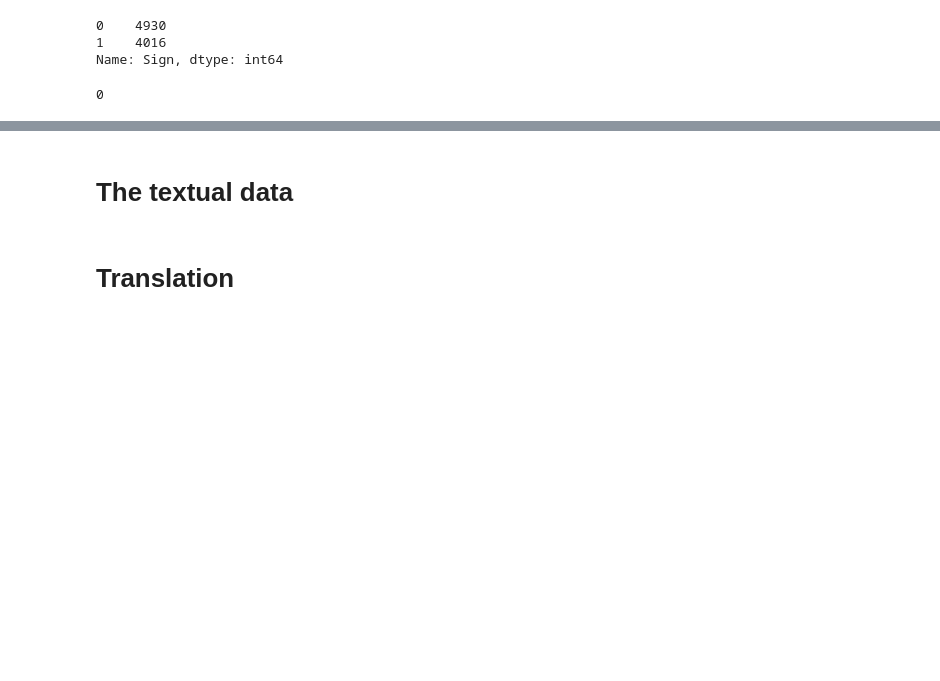
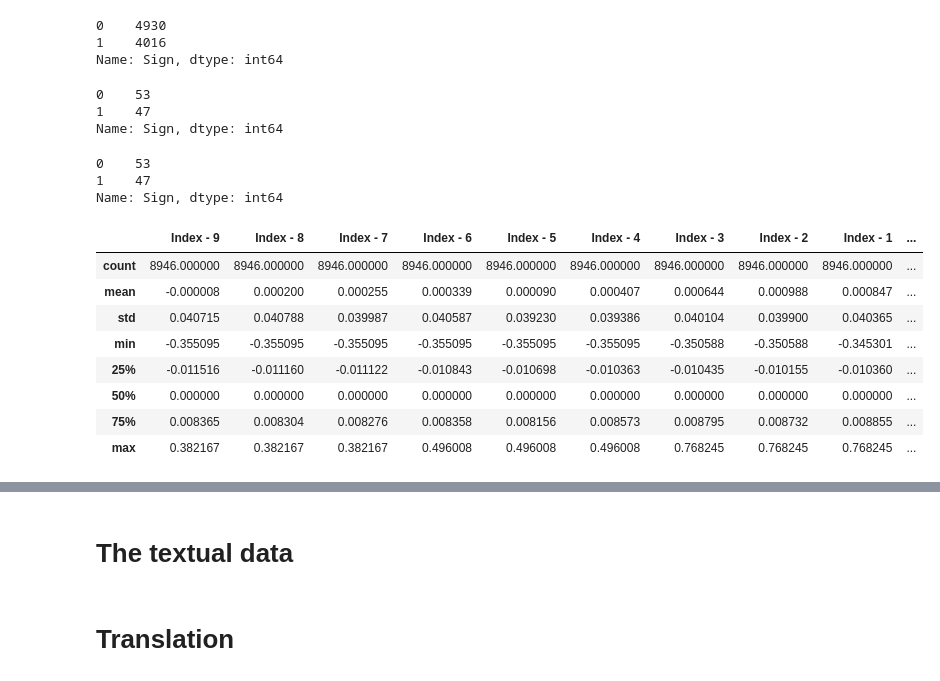
Before and after one commit to JstLearning/nlp-challenge-x-natixis, a Jupyter notebook: config_tests.ipynb, the cells around one changed output, grey strips where cells are left out. Drawn from its saved outputs; the diff is of its cells as text; code cells hidden in the pictures; blank space fills up the shorter version.

```diff
--- a/config_tests.ipynb
+++ b/config_tests.ipynb
@@ -41,6 +43,13 @@ y.value_counts()
 0    4930
 1    4016
 Name: Sign, dtype: int64
+# %%
+small_dataset_size = 100 # len(y)
+y.iloc[:small_dataset_size].value_counts()
+# %% [output]
+0    53
+1    47
+Name: Sign, dtype: int64
 # %%
 returns = returns.drop(["Sign", "Index + 1"], axis=1)
 # %%
@@ -77,7 +86,23 @@ returns_train, returns_val, y_train, y_val = train_test_split(
     random_state=42, stratify=y_
     )
+# %%
+y.iloc[:100].value_counts()
+# %% [output]
+0    53
+1    47
+Name: Sign, dtype: int64
 # %%
-del returns, y
-gc.collect()
+# del returns, y
+# gc.collect()
-# %% [output]
-0
+# %%
+returns.describe()
+# %% [output]
+|  | Index - 9 | Index - 8 | Index - 7 | Index - 6 | Index - 5 | Index - 4 | Index - 3 | Index - 2 | Index - 1 | ... |
+| count | 8946.000000 | 8946.000000 | 8946.000000 | 8946.000000 | 8946.000000 | 8946.000000 | 8946.000000 | 8946.000000 | 8946.000000 | ... |
+| mean | -0.000008 | 0.000200 | 0.000255 | 0.000339 | 0.000090 | 0.000407 | 0.000644 | 0.000988 | 0.000847 | ... |
+| std | 0.040715 | 0.040788 | 0.039987 | 0.040587 | 0.039230 | 0.039386 | 0.040104 | 0.039900 | 0.040365 | ... |
+| min | -0.355095 | -0.355095 | -0.355095 | -0.355095 | -0.355095 | -0.355095 | -0.350588 | -0.350588 | -0.345301 | ... |
+| 25% | -0.011516 | -0.011160 | -0.011122 | -0.010843 | -0.010698 | -0.010363 | -0.010435 | -0.010155 | -0.010360 | ... |
+| 50% | 0.000000 | 0.000000 | 0.000000 | 0.000000 | 0.000000 | 0.000000 | 0.000000 | 0.000000 | 0.000000 | ... |
+| 75% | 0.008365 | 0.008304 | 0.008276 | 0.008358 | 0.008156 | 0.008573 | 0.008795 | 0.008732 | 0.008855 | ... |
+| max | 0.382167 | 0.382167 | 0.382167 | 0.496008 | 0.496008 | 0.496008 | 0.768245 | 0.768245 | 0.768245 | ... |
```
Also changed, not shown: parts of 27 cells of this notebook, 2 other files.
